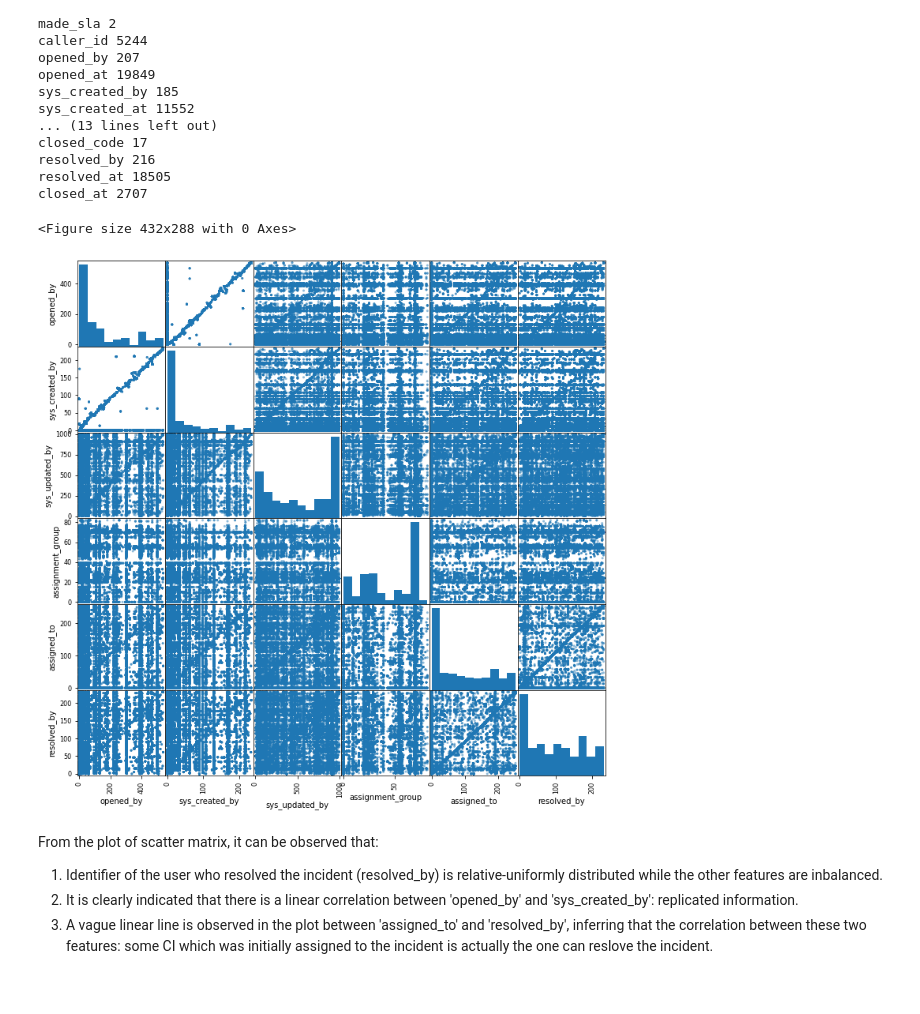
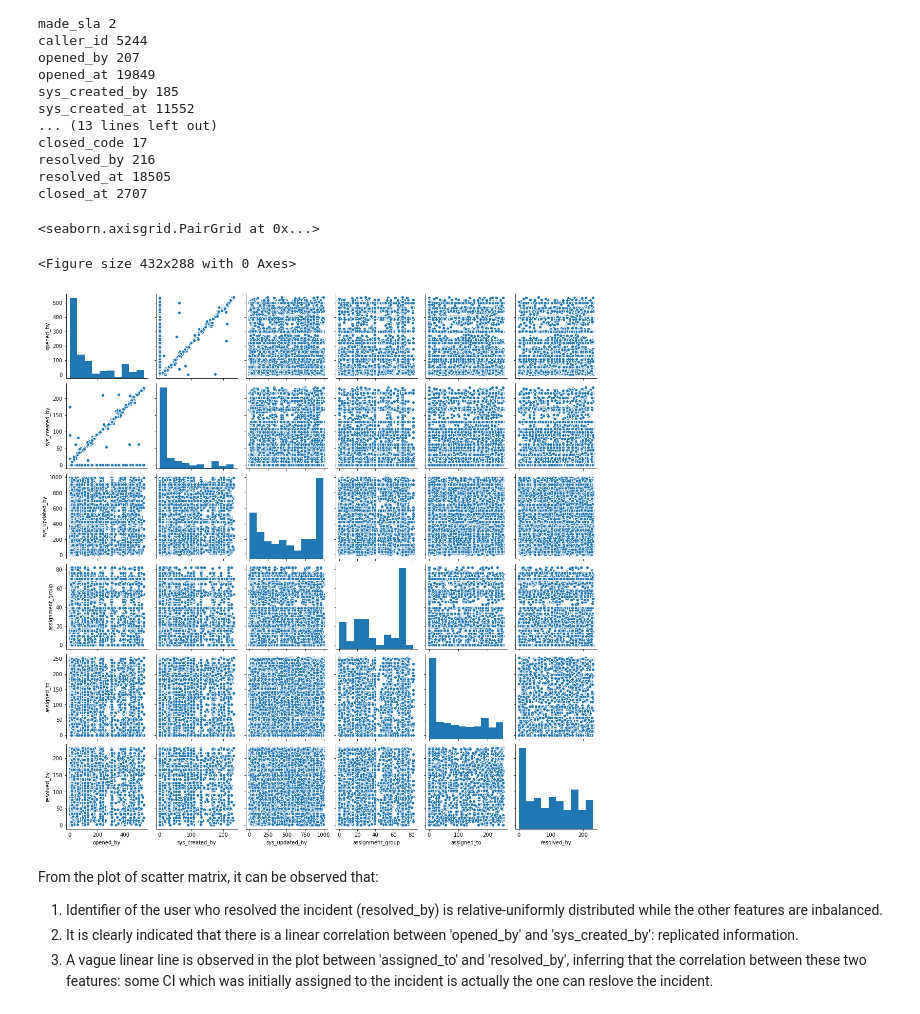
Before and after one commit to Zhefei123/Zhefei123-incident_management, a Jupyter notebook: Incident management 2.ipynb, the cells around one changed output. Drawn from its saved outputs; the diff is of its cells as text; code cells hidden in the pictures.

```diff
--- a/Incident management 2.ipynb
+++ b/Incident management 2.ipynb
@@ -37,3 +18,5 @@ df = pd.read_csv('../input/incident_event_logdata.csv',delimiter=',')
+# %%
+df = pd.read_csv('E:\My Drive\personal\TDI\incident_event_log\incident_event_log\incident_event_log.csv')
 # %% [markdown]
 <font size="6.5">**Part 1**</font>
 # **Exploratory Data Analysis**
@@ -127,16 +110,17 @@ closed_at 2707
 # %%
 # Distribution and correlation among columns
 #%matplotlib notebook
 idencolum = ['opened_by','sys_created_by','sys_updated_by','assignment_group','assigned_to','resolved_by']
 df_identify = df1.loc[:, idencolum]
 for col in idencolum:
     df_identify[col] = pd.to_numeric(df_identify[col], errors='coerce').fillna(0).astype(np.int64)
 plt.figure()
-pd.plotting.scatter_matrix(df_identify,figsize=(12,12))
-plt.savefig(r"Distribution and correlation among features.png")
+#pd.plotting.scatter_matrix(df_identify,figsize=(12,12))
+sns.pairplot(df_identify)
 # %% [output]
-<Figure size 432x288 with 0 Axes>
+<seaborn.axisgrid.PairGrid at 0x...>
+<Figure size 432x288 with 0 Axes>
-[figure, old version]
+[figure, new version]
 # %% [markdown]
 From the plot of scatter matrix, it can be observed that:
 1. Identifier of the user who resolved the incident (resolved_by) is relative-uniformly distributed while the other features are inbalanced.
```
Also changed, not shown: parts of 38 cells of this notebook.
